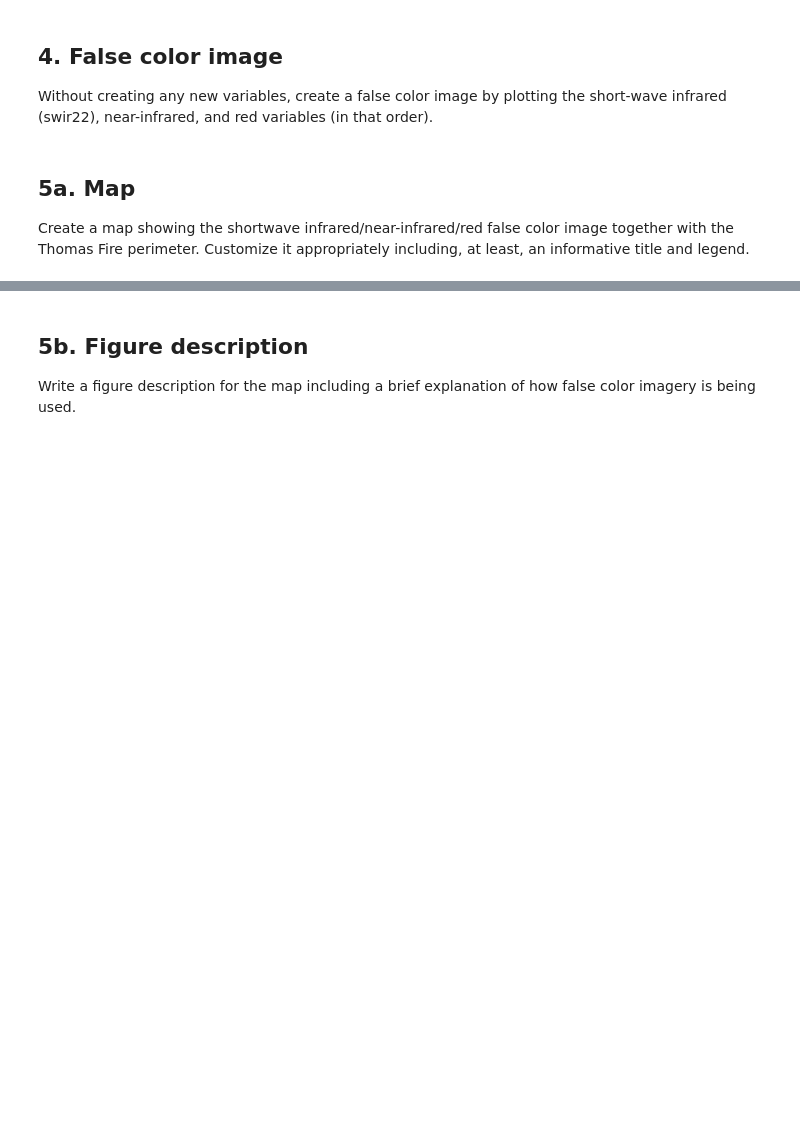
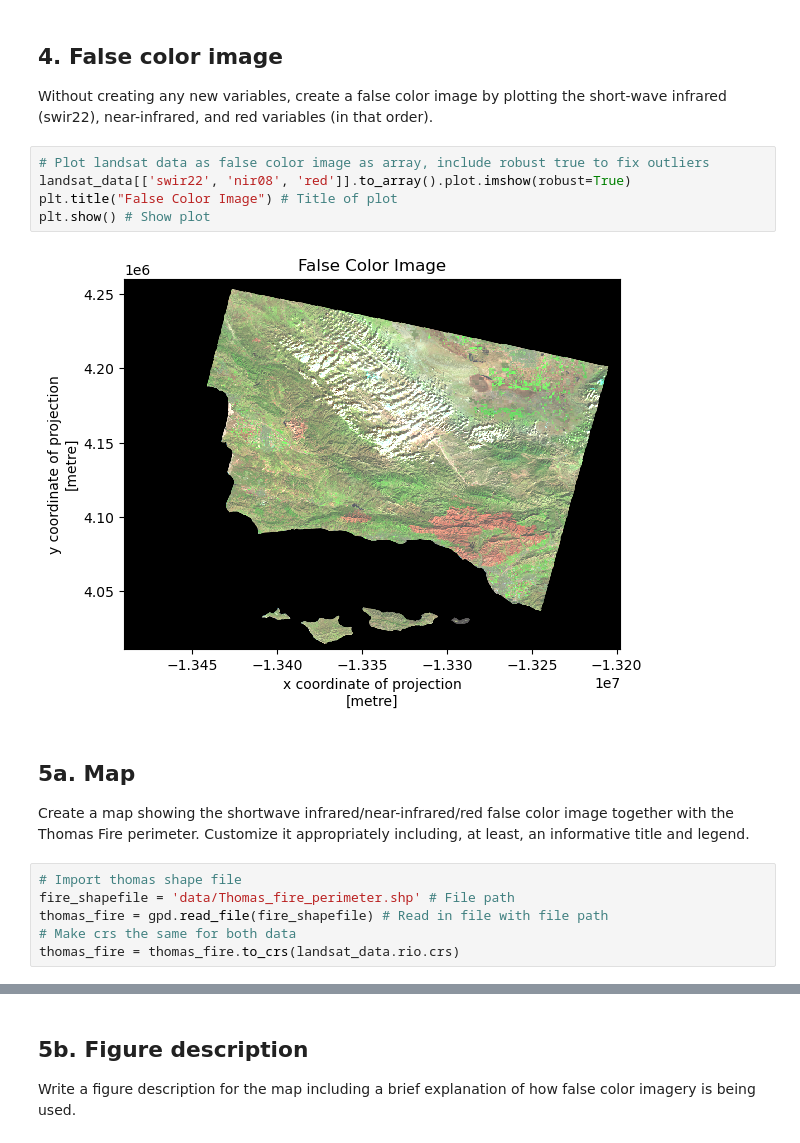
Before and after one commit to YoselynR/Thomas-Fire-Analysis-YR, a Jupyter notebook: hwk4-task2-false-color-Ramirez.ipynb, the cells around one changed output, grey strips where cells are left out. Drawn from its saved outputs; the diff is of its cells as text; blank space fills up the shorter version.

```diff
--- a/hwk4-task2-false-color-Ramirez.ipynb
+++ b/hwk4-task2-false-color-Ramirez.ipynb
@@ -57,6 +154,19 @@ In a markdown cell write a brief explanation comparing the ouputs for parts (d)
 # %% [markdown]
 ## 4. False color image
 Without creating any new variables, create a false color image by plotting the short-wave infrared (swir22), near-infrared, and red variables (in that order).
+# %%
+# Plot landsat data as false color image as array, include robust true to fix outliers
+landsat_data[['swir22', 'nir08', 'red']].to_array().plot.imshow(robust=True)
+plt.title("False Color Image") # Title of plot
+plt.show() # Show plot
+# %% [output]
+[figure, added]
 # %% [markdown]
 ## 5a. Map
 Create a map showing the shortwave infrared/near-infrared/red false color image together with the Thomas Fire perimeter. Customize it appropriately including, at least, an informative title and legend.
+# %%
+# Import thomas shape file
+fire_shapefile = 'data/Thomas_fire_perimeter.shp' # File path
+thomas_fire = gpd.read_file(fire_shapefile) # Read in file with file path
+# Make crs the same for both data
+thomas_fire = thomas_fire.to_crs(landsat_data.rio.crs)
```
Also changed, not shown: parts of 12 cells of this notebook.
